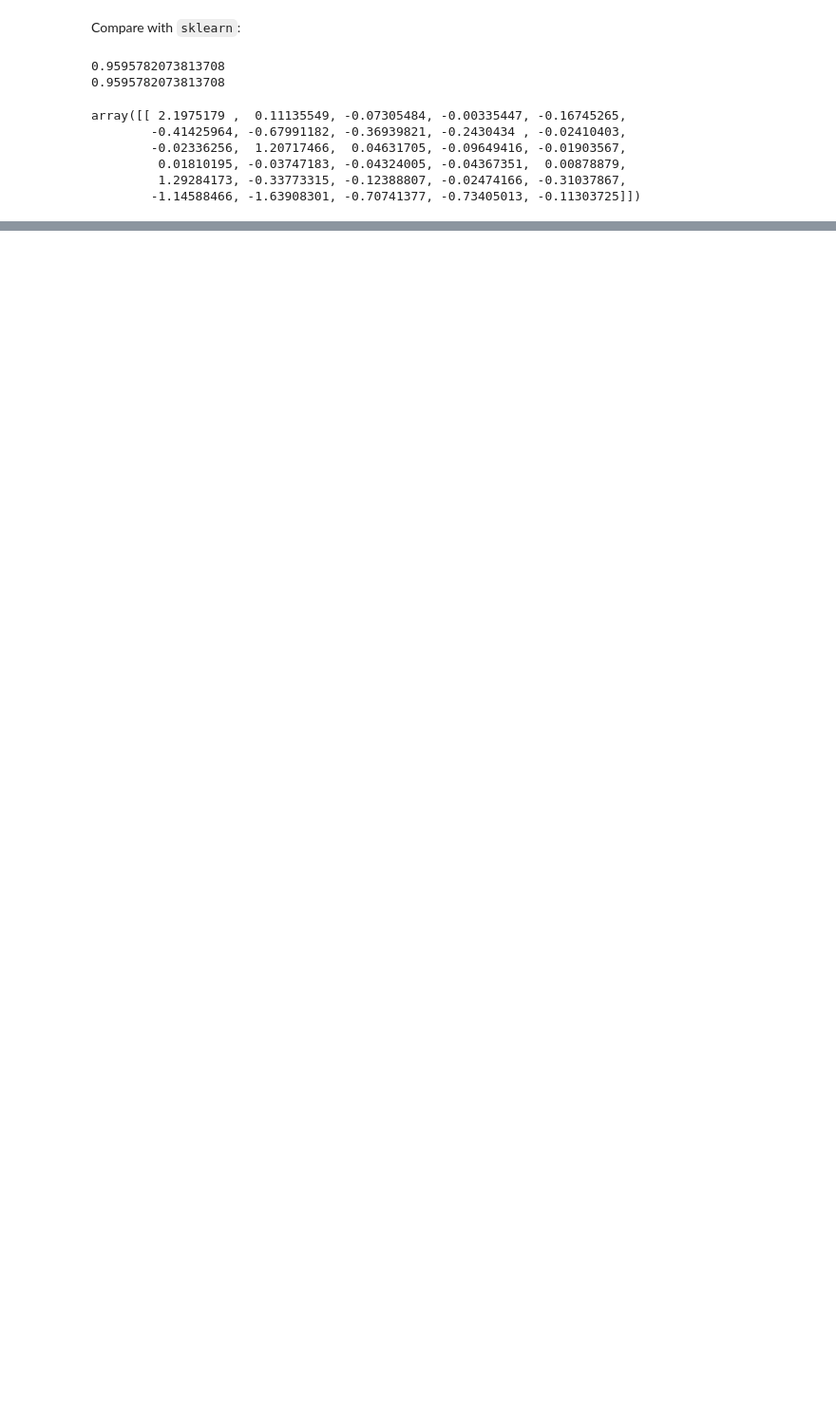
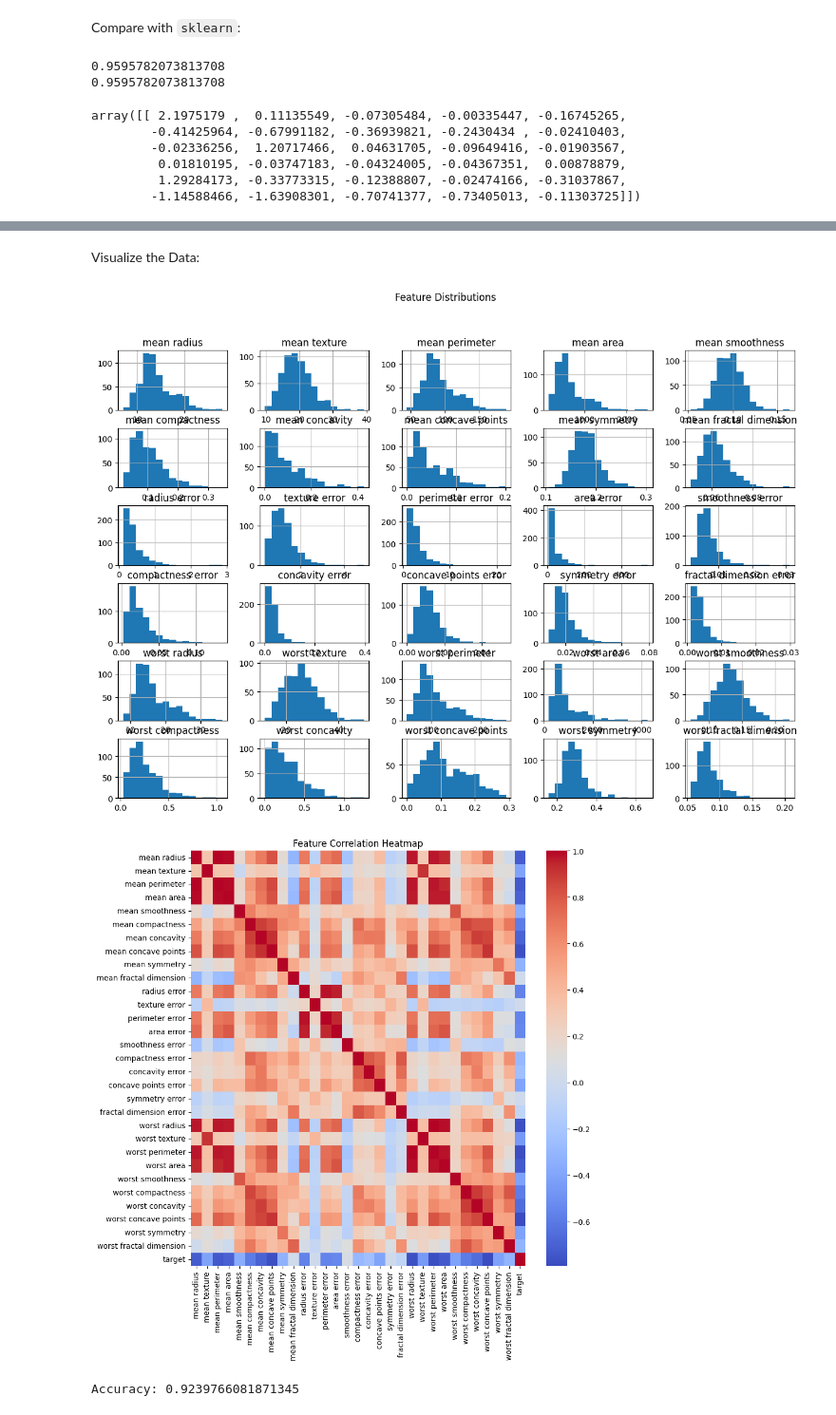
Before and after one commit to Headsman-4899/kbtu-ml-book, a Jupyter notebook: _sources/linear_classification/num_opt_log_reg.ipynb, the cells around one changed output, grey strips where cells are left out. Shown at 95% size. Drawn from its saved outputs; the diff is of its cells as text; code cells hidden in the pictures; blank space fills up the shorter version.

```diff
--- a/_sources/linear_classification/num_opt_log_reg.ipynb
+++ b/_sources/linear_classification/num_opt_log_reg.ipynb
@@ -1371,0 +879,61 @@ get_spanned_encoded_q(q_evaluation_comparison_logistic_regression, "q_evaluation
+# %% [markdown]
+Visualize the Data:
+# %%
+import numpy as np
+import pandas as pd
+import matplotlib.pyplot as plt
+import seaborn as sns
+from sklearn.model_selection import train_test_split
+from sklearn.preprocessing import StandardScaler
+from sklearn.datasets import load_breast_cancer
+from sklearn.metrics import accuracy_score, confusion_matrix
+
+# Load the Breast Cancer dataset
+data = load_breast_cancer()
+X = data.data
+y = data.target
+
+# Convert to DataFrame for easier plotting
+df = pd.DataFrame(X, columns=data.feature_names)
+df['target'] = y
+
+# Histograms for each feature in the dataset
+df.drop('target', axis=1).hist(bins=15, figsize=(15, 10))
+plt.suptitle('Feature Distributions')
+plt.show()
+
+# Correlation heatmap
+plt.figure(figsize=(10, 10))
+sns.heatmap(df.corr(), annot=False, cmap='coolwarm')
+plt.title('Feature Correlation Heatmap')
+plt.show()
+
+# Standardize the dataset
+scaler = StandardScaler()
+X_scaled = scaler.fit_transform(X)
+
+# Split the dataset into training and testing sets
+X_train, X_test, y_train, y_test = train_test_split(X_scaled, y, test_size=0.3, random_state=42)
+
+# Logistic Regression with Newton's Method
+# ... [Model implementation code here]
+
+# Create and train the model
+model = LogisticRegressionNewtonMethod()
+model.fit(X_train, y_train)
+
+# Predictions and Evaluation
+predictions = model.predict(X_test)
+print(f"Accuracy: {accuracy_score(y_test, predictions)}")
+
+# Confusion Matrix
+cm = confusion_matrix(y_test, predictions)
+sns.heatmap(cm, annot=True, fmt="d")
+plt.title('Confusion Matrix')
+plt.ylabel('Actual label')
+plt.xlabel('Predicted label')
+plt.show()
+# %% [output]
+[figure, added]
+[figure, added]
+Accuracy: 0.9239766081871345
```
Also changed, not shown: parts of 57 cells of this notebook, 50 other files.
